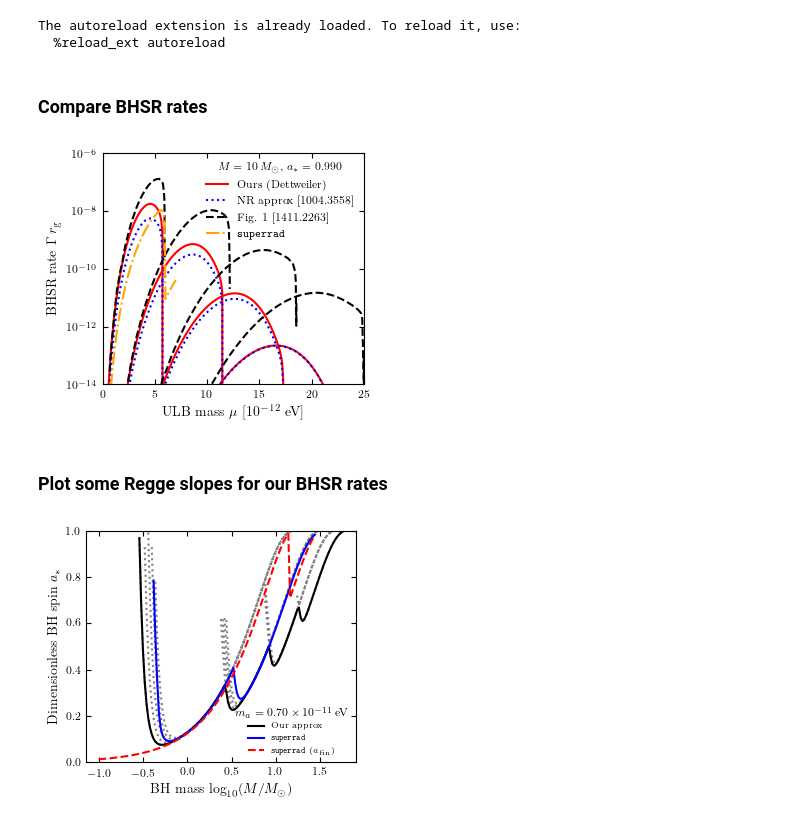
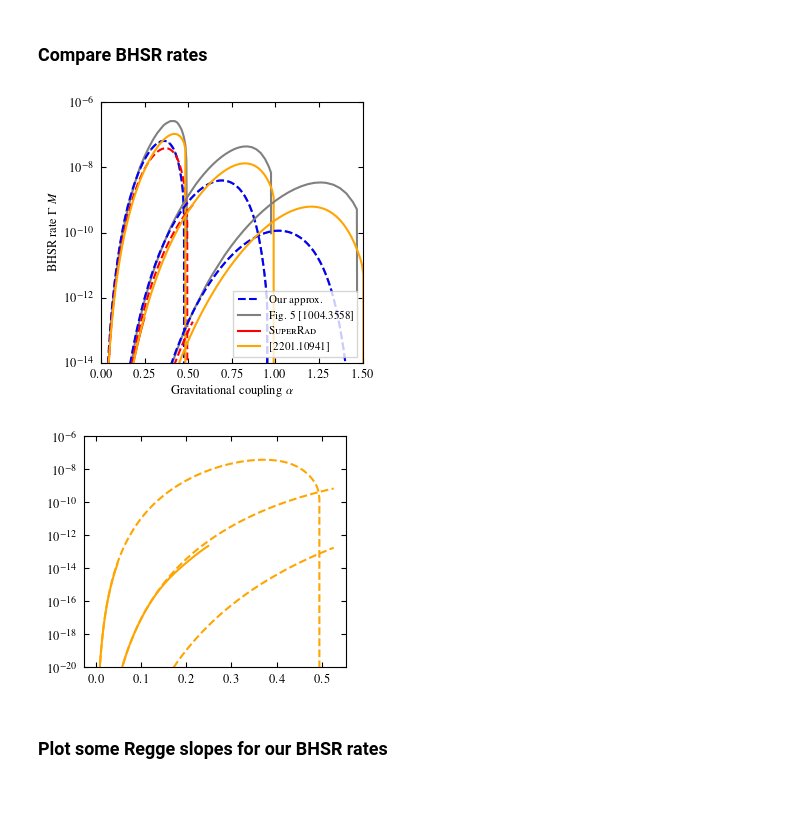
Before and after one commit to sebhoof/bhsr, a Jupyter notebook: bhsr_comparison.ipynb, the cells around one changed output. Saved outputs shown, nothing was run; the diff lists cells and outputs as text; code cells hidden in the pictures; blank space fills up the shorter version.

```diff
--- a/bhsr_comparison.ipynb
+++ b/bhsr_comparison.ipynb
@@ -16,44 +16,80 @@ from py.plotting import *
 from py.constants import *
 from py.bhsr import *
 from py.bosenova import *
+from py.kerr_bh import *
+
+set_style(gs=9, lts=9, lfs=8, lbls=9, tls=9)
 
 !mkdir -p figures
-# %% [output]
-The autoreload extension is already loaded. To reload it, use:
-  %reload_ext autoreload
 # %% [markdown]
 ### Compare BHSR rates
 # %%
-states = [(ell+1, ell, ell) for ell in range(1,6)]
-astar0 = 0.99
-mbh0 = 10.0
+states = [(ell+1, ell, ell) for ell in range(1,4)]
+astar0 = 0.999
+mbh0 = 10.0 # Msol
 
+def mu_to_alpha(mu, mbh=mbh0, units=1e-12):
+    return alpha(mu*units, mbh)
+def alpha_to_mu(alph, mbh=mbh0, units=1e-12):
+    return alph/(units*rg(mbh))
+
+"""
 masha_bhsr_rates = []
 for i in range(1,5):
     data = np.genfromtxt("data/1411_2263/ell_{:d}".format(i))
     masha_bhsr_rates.append(data)
+""";
 
 muvals_small = np.linspace(0.01, 7, 200)*1e-12
+alphvals_small = mu_to_alpha(muvals_small, units=1)
 muvals = np.linspace(0.01, 25, 250)*1e-12
-bc = ub.UltralightBoson(spin=0, model="relativistic")
-superrad_bhsr_rates = [GammaSR_nlm_superrad(mu, mbh0, astar0, bc)*rg(mbh0) for mu in muvals_small]
+alphvals = mu_to_alpha(muvals, units=1)
+bc1 = ub.UltralightBoson(spin=0, model="non-relativistic")
+bc2 = ub.UltralightBoson(spin=0, model="relativistic")
+
+fig, ax = plt.subplots(figsize=(mnras_width,mnras_width))
+
 for s in states:
     n, l, m = s
-    p0 = plt.plot(muvals/1e-12, GammaSR_nlm(muvals, mbh0, astar0, n, l, m)*rg(mbh0), 'r', label=r"Ours (Dettweiler)")
-    p1 = plt.plot(muvals/1e-12, GammaSR_nlm_nr(muvals, mbh0, astar0, n, l, m)*rg(mbh0), 'b:', label=r"NR approx [1004.3558]")
-for d in masha_bhsr_rates:
-    p2 = plt.plot(d[:,0]/1e-12, d[:,1], 'k--', label=r"Fig. 1 [1411.2263]")
-p3 = plt.plot(muvals_small/1e-12, superrad_bhsr_rates, c='orange', ls='-.', label=r"\texttt{superrad}")
-plt.legend(handles=p0+p1+p2+p3, title=r"$M = {:.0f}\,M_\odot$, $a_\ast = {:.3f}$".format(mbh0, astar0))
-plt.xlabel(r"ULB mass $\mu$ [$10^{-12}$ eV]")
-plt.ylabel(r"BHSR rate $\Gamma\,r_\text{g}$")
-plt.xlim([0, 25])
-plt.ylim([1e-14, 1e-6])
+    # p0 = ax.plot(muvals/1e-12, GammaSR_nlm(muvals, mbh0, astar0, n, l, m)*rg(mbh0), 'r', label=r"Ours (Dettweiler)")
+    grates = []
+    for mu in muvals:
+        _, om1 = omega_nlm_bxzh(mu, mbh0, astar0, n, l, m)
+        grates.append(om1*rg(mbh0))
+    d = np.genfromtxt("data/1004_3558/1004_3558_fig5_ell_{:d}_nr".format(l))
+    p2 = ax.plot(d[:,0], d[:,1], '--', c='gray', label=r"Fig. 5 [1004.3558] (NR)")
+    d = np.genfromtxt("data/1004_3558/1004_3558_fig5_ell_{:d}_r".format(l))
+    p6 = ax.plot(d[:,0], d[:,1], '-', c='gray', label=r"Fig. 5 [1004.3558]")
+    p1 = ax.plot(alphvals, GammaSR_nlm_nr(muvals, mbh0, astar0, n, l, m)*rg(mbh0), c='blue', ls='--', label=r"Our approx.")
+    superrad_bhsr_rates1 = [GammaSR_nlm_superrad(mu, mbh0, astar0, bc1, m)*rg(mbh0) for mu in muvals_small]
+    superrad_bhsr_rates2 = [GammaSR_nlm_superrad(mu, mbh0, astar0, bc2, m)*rg(mbh0) for mu in muvals_small]
+    p3 = ax.plot(alphvals_small, superrad_bhsr_rates1, c='red', ls='--', label=r"\textsc{SuperRad} (NR)")
+    p4 = ax.plot(alphvals_small, superrad_bhsr_rates2, c='red', ls='-', label=r"\textsc{SuperRad}")
+    p5 = ax.plot(alphvals, grates, c='orange', ls='-', label=r"[2201.10941]")
+ax.legend(handles=p1+p6+p4+p5, frameon=True)#, title=r"$M = {:.0f}\,M_\odot$, $a_\ast = {:.3f}$".format(mbh0, astar0))
+#secax = ax.secondary_xaxis('top', functions=(alpha_to_mu, mu_to_alpha))
+#secax.set_xlabel(r"ULB mass $\mu$ [$10^{-12}$ eV]")
+ax.set_xlabel(r"Gravitational coupling $\alpha$")
+ax.set_ylabel(r"BHSR rate $\Gamma\,M$")
+ax.set_xlim([0, 1.5])
+ax.set_ylim([1e-14, 1e-6])
+#axset_xscale('log')
+ax.set_yscale('log')
+fig.savefig("figures/rate_comparison.pdf", backend='pgf')
+plt.show()
+
+for s in states:
+    *_, m = s
+    superrad_bhsr_rates1 = [GammaSR_nlm_superrad(mu, mbh0, astar0, bc1, m)*rg(mbh0) for mu in muvals_small]
+    superrad_bhsr_rates2 = [GammaSR_nlm_superrad(mu, mbh0, astar0, bc2, m)*rg(mbh0) for mu in muvals_small]
+    plt.plot(alphvals_small, superrad_bhsr_rates1, c='orange', ls='--')
+    plt.plot(alphvals_small, superrad_bhsr_rates2, c='orange', ls='-')
 plt.yscale('log')
-plt.savefig("figures/rate_comparison.pdf", backend='pgf')
+plt.ylim([1e-20, 1e-6])
 plt.show()
 # %% [output]
-[figure, old version]
+[figure, new version]
+[figure, added]
 # %% [markdown]
 ### Plot some Regge slopes for our BHSR rates
 # %%
@@ -104,5 +140,3 @@ leg = ax.legend(handles=p1+p2+p3, frameon=False, loc=4, title='$m_a = {}\,$eV'.f
 fig.tight_layout()
 fig.savefig("figures/regge_slope.pdf", dpi=300, backend='pgf')
 plt.show()
-# %% [output]
-[figure, removed]
```
Also changed, not shown: 8 other files.
